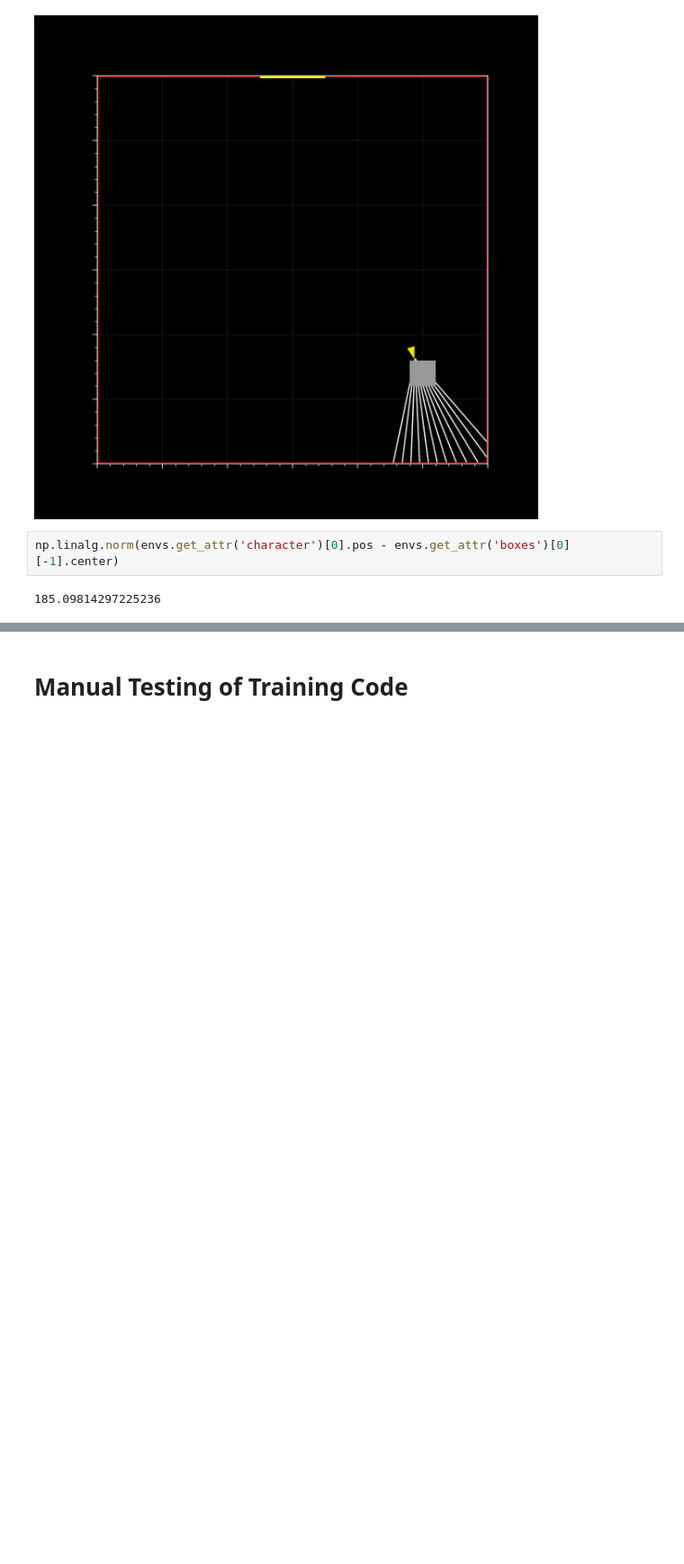
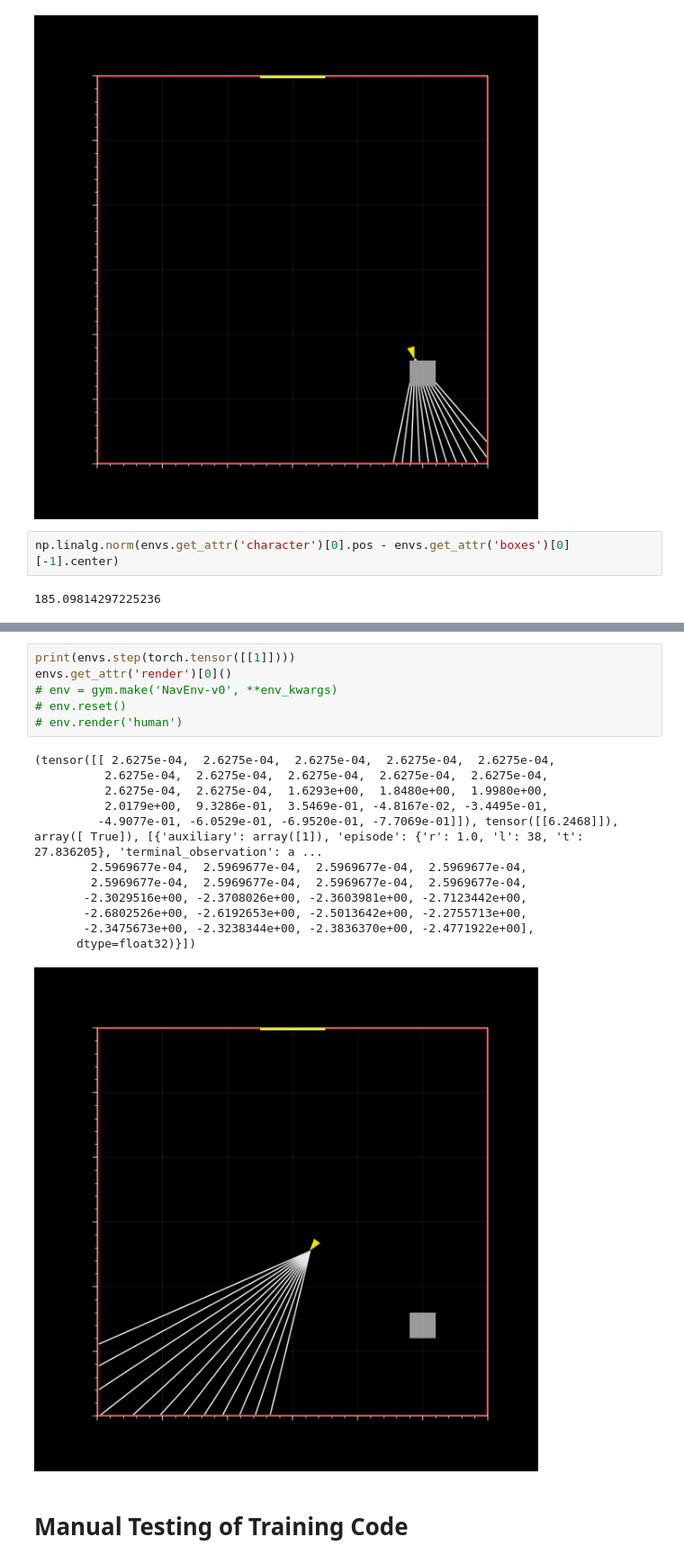
Before and after one commit to liuandrew/training-rl-algo, a Jupyter notebook: write_and_test/manual_testing.ipynb, the cells around one changed output, grey strips where cells are left out. Shown at 90% size. Saved outputs shown, nothing was run; the diff lists cells and outputs as text; blank space fills up the shorter version.

```diff
--- a/write_and_test/manual_testing.ipynb
+++ b/write_and_test/manual_testing.ipynb
@@ -234,2 +261,21 @@ np.linalg.norm(envs.get_attr('character')[0].pos - envs.get_attr('boxes')[0][-1]
+# %%
+print(envs.step(torch.tensor([[1]])))
+envs.get_attr('render')[0]()
+# env = gym.make('NavEnv-v0', **env_kwargs)
+# env.reset()
+# env.render('human')
+# %% [output]
+(tensor([[ 2.6275e-04,  2.6275e-04,  2.6275e-04,  2.6275e-04,  2.6275e-04,
+          2.6275e-04,  2.6275e-04,  2.6275e-04,  2.6275e-04,  2.6275e-04,
+          2.6275e-04,  2.6275e-04,  1.6293e+00,  1.8480e+00,  1.9980e+00,
+          2.0179e+00,  9.3286e-01,  3.5469e-01, -4.8167e-02, -3.4495e-01,
+         -4.9077e-01, -6.0529e-01, -6.9520e-01, -7.7069e-01]]), tensor([[6.2468]]), array([ True]), [{'auxiliary': array([1]), 'episode': {'r': 1.0, 'l': 38, 't': 27.836205}, 'terminal_observation': a ...
+        2.5969677e-04,  2.5969677e-04,  2.5969677e-04,  2.5969677e-04,
+        2.5969677e-04,  2.5969677e-04,  2.5969677e-04,  2.5969677e-04,
+       -2.3029516e+00, -2.3708026e+00, -2.3603981e+00, -2.7123442e+00,
+       -2.6802526e+00, -2.6192653e+00, -2.5013642e+00, -2.2755713e+00,
+       -2.3475673e+00, -2.3238344e+00, -2.3836370e+00, -2.4771922e+00],
+      dtype=float32)}])
+[figure, added]
 # %% [markdown]
 # Manual Testing of Training Code
```
Also changed, not shown: parts of 24 cells of this notebook, 5 other files.
